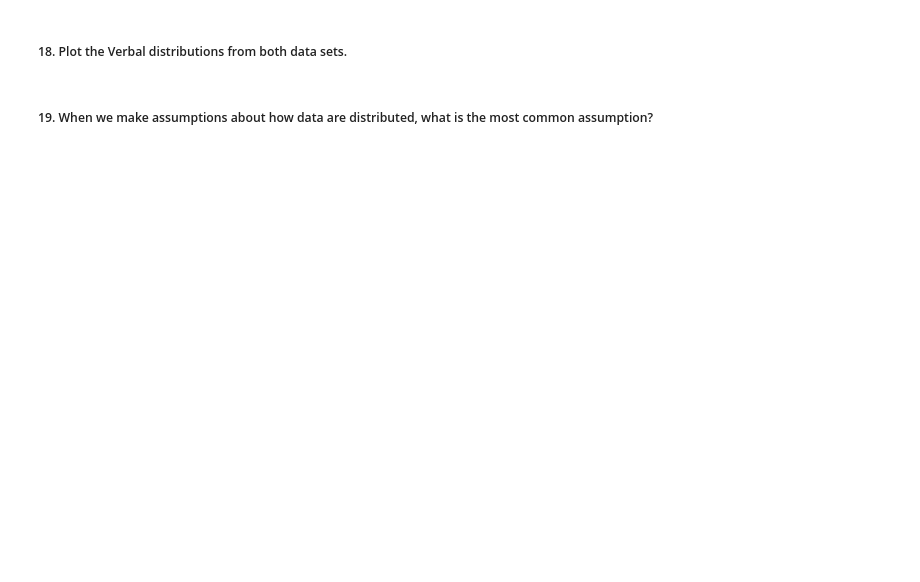
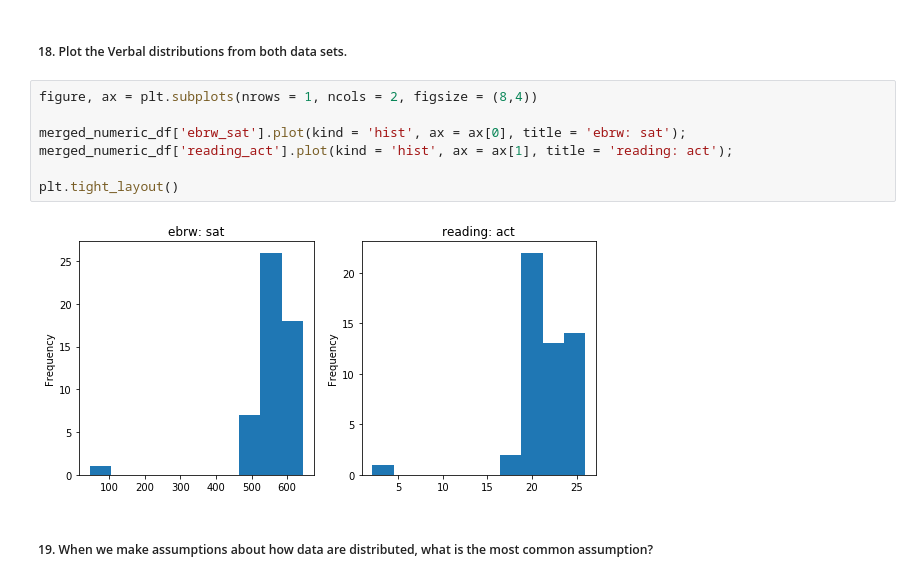
Before and after one commit to helencai62/SAT_participation_project, a Jupyter notebook: code/starter-code.ipynb, the cells around one changed output. Saved outputs shown, nothing was run; the diff lists cells and outputs as text; blank space fills up the shorter version.

```diff
--- a/code/starter-code.ipynb
+++ b/code/starter-code.ipynb
@@ -490,4 +532,13 @@ AttributeError: 'DataFrame' object has no attribute 'concat'
 # %% [markdown]
 ##### 18. Plot the Verbal distributions from both data sets.
+# %%
+figure, ax = plt.subplots(nrows = 1, ncols = 2, figsize = (8,4))
+
+merged_numeric_df['ebrw_sat'].plot(kind = 'hist', ax = ax[0], title = 'ebrw: sat');
+merged_numeric_df['reading_act'].plot(kind = 'hist', ax = ax[1], title = 'reading: act');
+
+plt.tight_layout()
+# %% [output]
+[figure, added]
 # %% [markdown]
 ##### 19. When we make assumptions about how data are distributed, what is the most common assumption?
```
Also changed, not shown: parts of 15 cells of this notebook.
